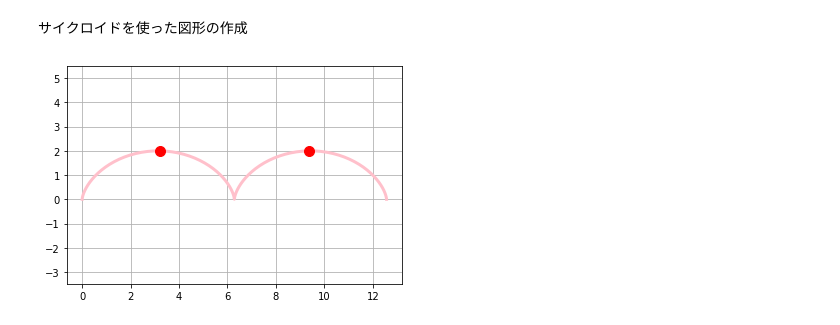
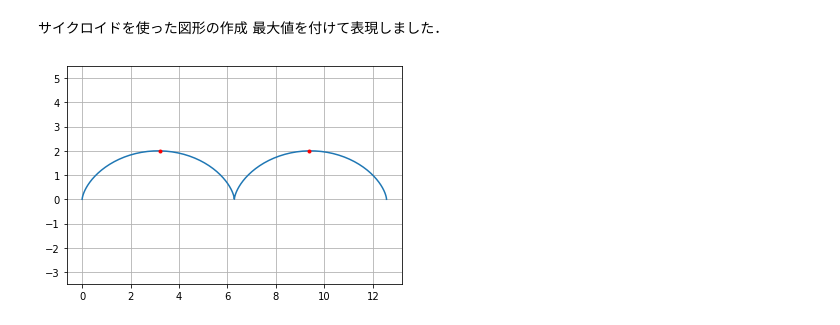
Before and after one commit to HikaruKono1551/Prog2Kakushin, a Jupyter notebook: work2.ipynb, the cells around one changed output. Saved outputs shown, nothing was run; the diff lists cells and outputs as text; code cells hidden in the pictures.

```diff
--- a/work2.ipynb
+++ b/work2.ipynb
@@ -2,20 +2,21 @@
 <a href="https://colab.research.google.com/github/HikaruKono1551/Prog2Kakushin/blob/main/work2.ipynb" target="_parent"><img src="https://colab.research.google.com/assets/colab-badge.svg" alt="Open In Colab"/></a>
 # %% [markdown]
 サイクロイドを使った図形の作成
+最大値を付けて表現しました．
 # %%
 import numpy as np
 import matplotlib.pyplot as plt
 
 T =10
 t = np.linspace(0,20,100)
 x = 1 *(2*np.pi*t/T-np.sin(2*np.pi*t/T))
 y = 1*(1-np.cos(2*np.pi*t/T))
-plt.plot(x, y,color="pink",linewidth=3)
-max_index = [i for i, x in enumerate(y) if x == y.max()] # y.max() もしくは np.max(y)
+plt.plot(x, y)
+max_index = [i for i, x in enumerate(y) if x == y.max()]
 
-plt.plot(x[max_index], y[max_index], '.', color='red',markersize=20)
+plt.plot(x[max_index], y[max_index], '.', color='red')
 plt.grid()
 plt.axis('equal')
 plt.show()
 # %% [output]
-[figure, old version]
+[figure, new version]
```
Also changed, not shown: parts of 4 cells of this notebook.
